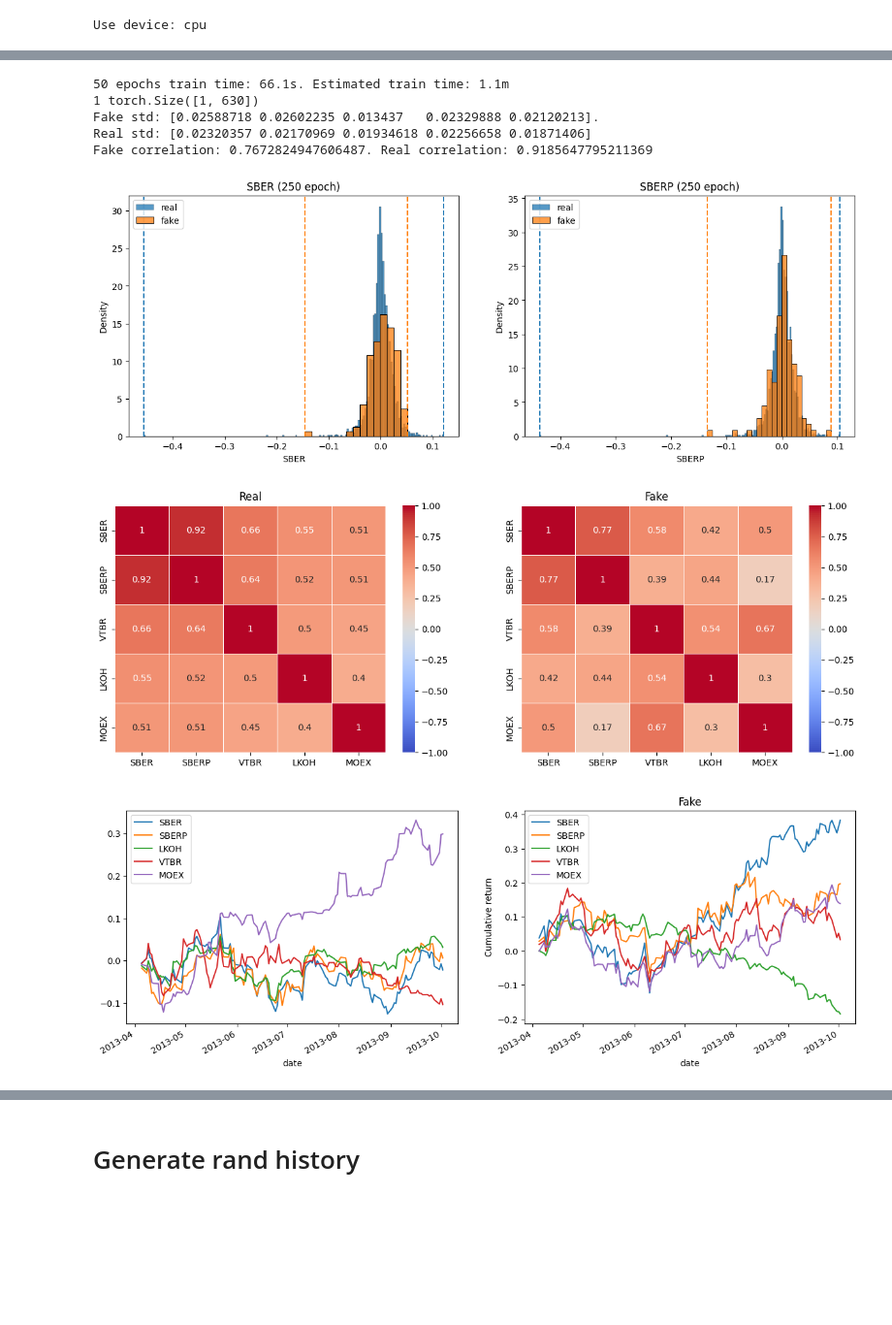
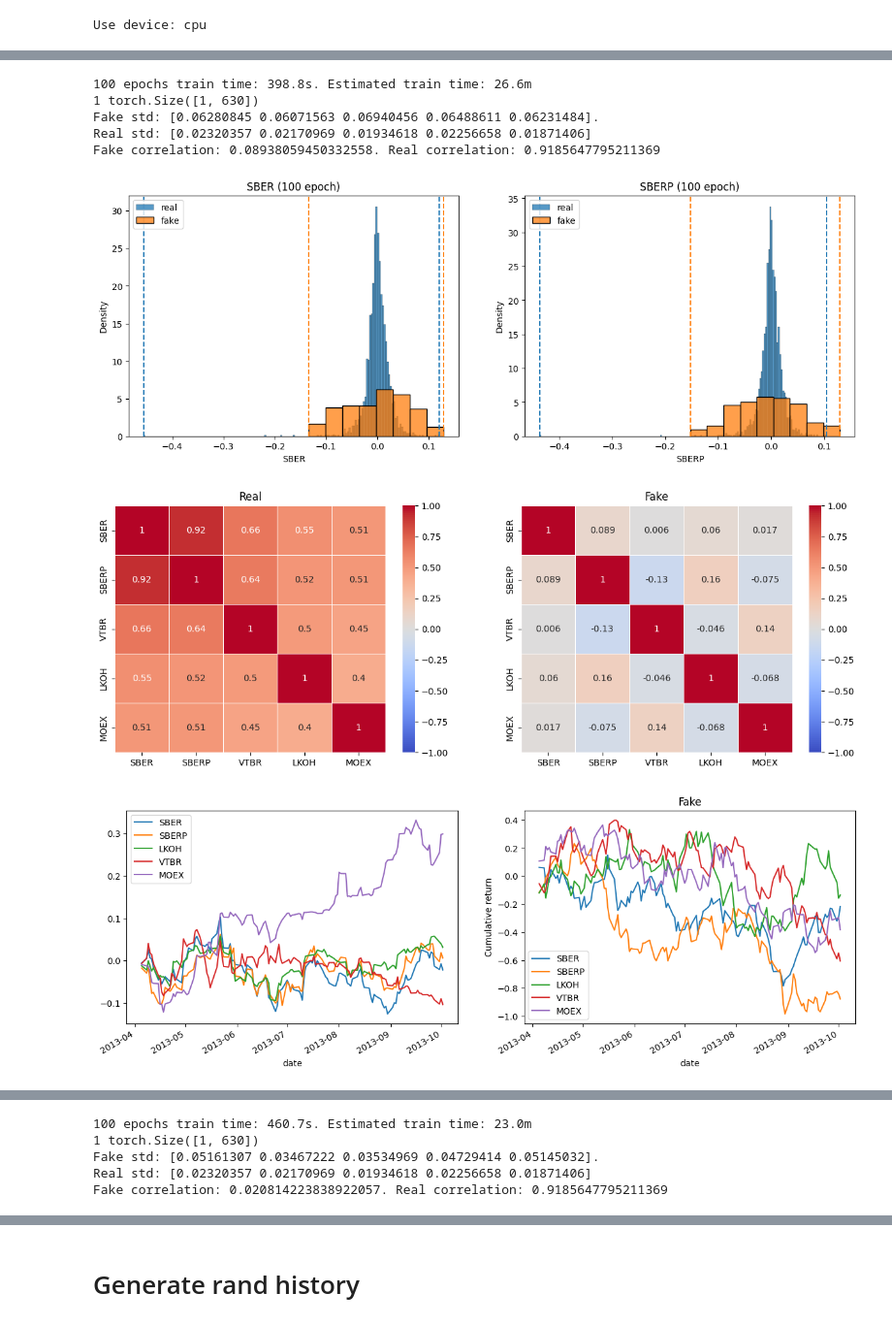
Before and after one commit to GudkovNikolay/Interactive_dashboard_ECML_2025, a Jupyter notebook: library/gan_MLP.ipynb, the cells around one changed output, grey strips where cells are left out. Shown at 97% size. Cells and saved outputs as stored; diff of their text form; code cells hidden in the pictures; blank space fills up the shorter version.

```diff
--- a/library/gan_MLP.ipynb
+++ b/library/gan_MLP.ipynb
@@ -238,28 +238,28 @@ Generator(
 # %%
 from gan_train_loop_MLP import train_gan
 
-N_EPOCHS = 300
-LOG_FREQUENCY = 50
-SAVE_FREQUENCY = 500
+N_EPOCHS = 500
+LOG_FREQUENCY = 100
+SAVE_FREQUENCY = 100
 
 torch.manual_seed(1) # добавил, чтобы генерации были одинаковыми
 # Define generator and discriminator
 discriminator = Discriminator().to(DEVICE)
 generator = Generator().to(DEVICE)
 
 # Define the optimizers for generator and discriminator
 LR = 0.0002
 generator_optimizer = optim.RMSprop(generator.parameters(), lr=LR)
 discriminator_optimizer = optim.RMSprop(discriminator.parameters(), lr=LR)
 
 # Train GAN
 discriminator_losses_mlp, generator_losses_mlp = train_gan(generator, discriminator, generator_optimizer, discriminator_optimizer, dataloader, df_returns_real, n_epochs=N_EPOCHS, log_frequency=LOG_FREQUENCY, save_frequency=SAVE_FREQUENCY, model_prefix='MLP')
 # %% [output]
-50 epochs train time: 66.1s. Estimated train time: 1.1m
+100 epochs train time: 398.8s. Estimated train time: 26.6m
 1 torch.Size([1, 630])
-Fake std: [0.02588718 0.02602235 0.013437   0.02329888 0.02120213].
+Fake std: [0.06280845 0.06071563 0.06940456 0.06488611 0.06231484].
 Real std: [0.02320357 0.02170969 0.01934618 0.02256658 0.01871406]
-Fake correlation: 0.7672824947606487. Real correlation: 0.9185647795211369
+Fake correlation: 0.08938059450332558. Real correlation: 0.9185647795211369
-[figure, old version]
+[figure, new version]
-[figure, old version]
+[figure, new version]
-[figure, old version]
+[figure, new version]
@@ -266,0 +267,5 @@ Fake correlation: 0.7672824947606487. Real correlation: 0.9185647795211369
+100 epochs train time: 460.7s. Estimated train time: 23.0m
+1 torch.Size([1, 630])
+Fake std: [0.05161307 0.03467222 0.03534969 0.04729414 0.05145032].
+Real std: [0.02320357 0.02170969 0.01934618 0.02256658 0.01871406]
+Fake correlation: 0.020814223838922057. Real correlation: 0.9185647795211369
```
Also changed, not shown: parts of 13 cells of this notebook, 6 other files.
